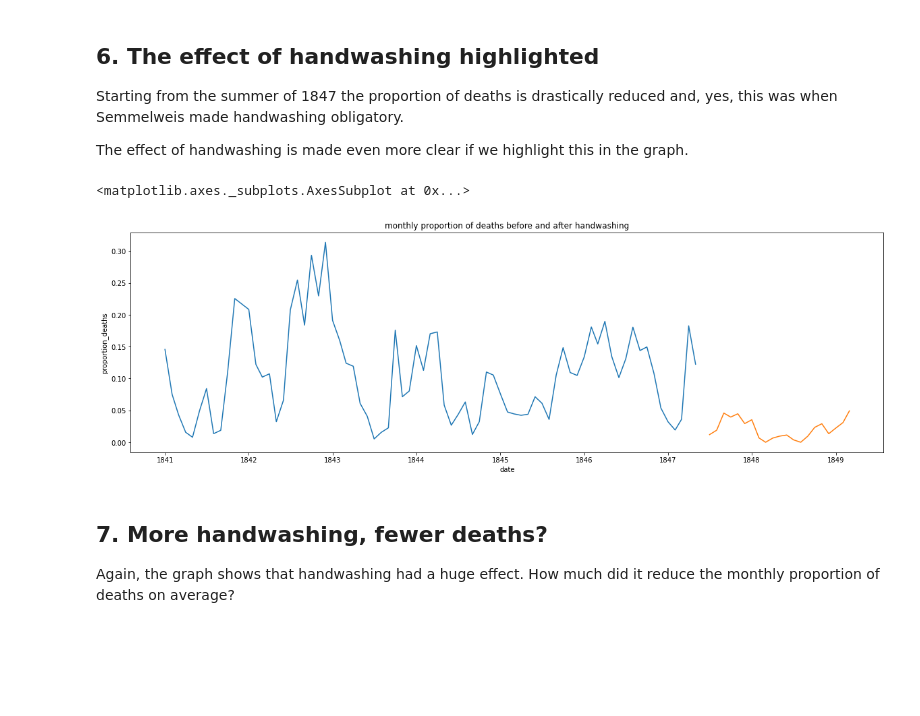
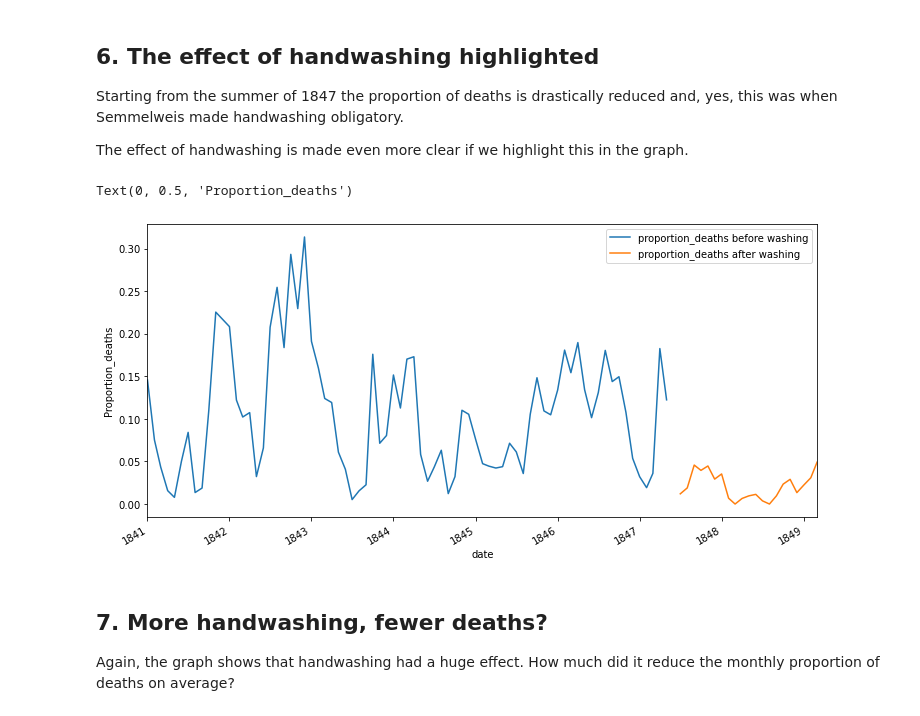
Before and after one commit to Akshatjain1999/Technocolabs-Internship-Project, a Jupyter notebook: mini-project-1/Dr. Semmelweis and the Discovery of Handwashing/notebook.ipynb, the cells around one changed output. Saved outputs shown, nothing was run; the diff lists cells and outputs as text; code cells hidden in the pictures; blank space fills up the shorter version.

```diff
--- a/mini-project-1/Dr. Semmelweis and the Discovery of Handwashing/notebook.ipynb
+++ b/mini-project-1/Dr. Semmelweis and the Discovery of Handwashing/notebook.ipynb
@@ -121,21 +121,20 @@ sns.lineplot(x='date',y='proportion_deaths',data=monthly);
 # %%
 # Date when handwashing was made mandatory
 import pandas as pd
 handwashing_start = pd.to_datetime('1847-06-01')
 
 # Split monthly into before and after handwashing_start
 before_washing = monthly[monthly['date']<handwashing_start]
 after_washing = monthly[monthly['date']>handwashing_start]
 
 # Plot monthly proportion of deaths before and after handwashing
 # ... YOUR CODE FOR TASK 6 ...
-plt.figure(figsize=(20,6))
-plt.title("monthly proportion of deaths before and after handwashing")
-sns.lineplot(x='date',y='proportion_deaths',data=before_washing)
-sns.lineplot(x='date',y='proportion_deaths',data=after_washing)
+ax = before_washing.plot(x='date',y='proportion_deaths',label='proportion_deaths before washing',figsize=(12,6))
+after_washing.plot(x='date',y='proportion_deaths',label='proportion_deaths after washing',ax=ax)
+ax.set_ylabel("Proportion_deaths")
 # %% [output]
-<matplotlib.axes._subplots.AxesSubplot at 0x...>
+Text(0, 0.5, 'Proportion_deaths')
-[figure, old version]
+[figure, new version]
 # %% [markdown]
 ## 7. More handwashing, fewer deaths?
 <p>Again, the graph shows that handwashing had a huge effect. How much did it reduce the monthly proportion of deaths on average?</p>
```
Also changed, not shown: parts of 3 cells of this notebook, 5 other files.
